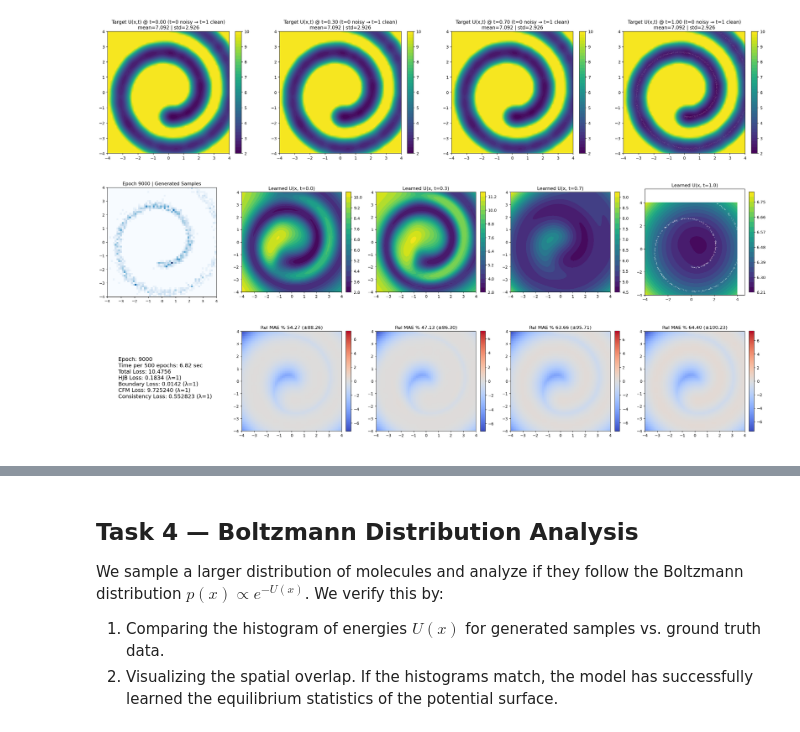
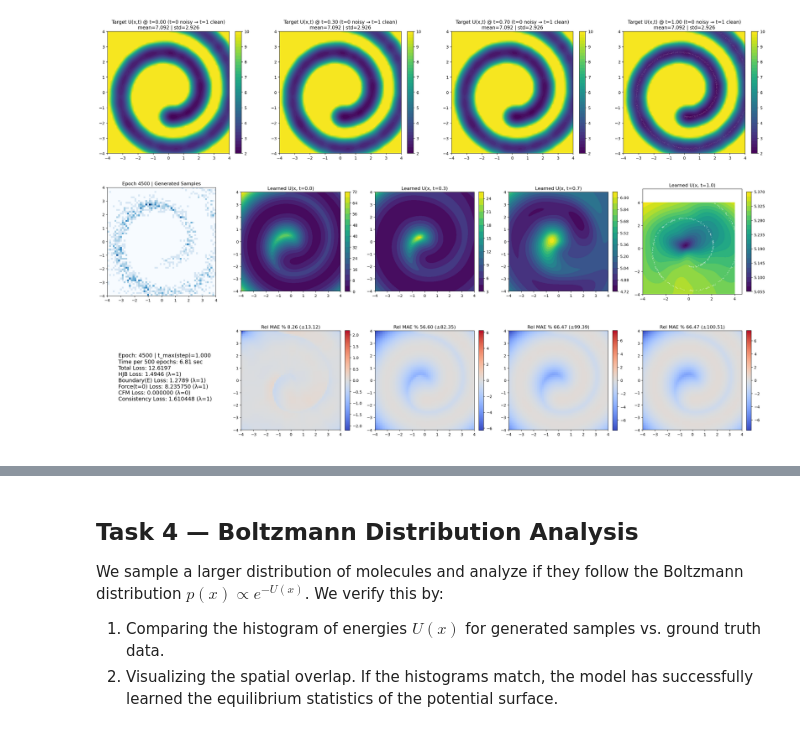
Before and after one commit to maximoffdev/DrugFlow, a Jupyter notebook: notebooks/swiss_roll_hjb_training.ipynb, the cells around one changed output, grey strips where cells are left out. Saved outputs shown, nothing was run; the diff lists cells and outputs as text; code cells hidden in the pictures.

```diff
--- a/notebooks/swiss_roll_hjb_training.ipynb
+++ b/notebooks/swiss_roll_hjb_training.ipynb
@@ -344,7 +443,10 @@ n_ref = 2000
 noise = 0.1
 bandwidth = 0.2
 ref = make_swiss_roll_2d(n_ref, noise, seed=0)
-target_landscape = SwissRollKDEEnergy(ref, bandwidth=bandwidth)
+
+# Use a differentiable Gaussian-mixture energy so we can also compute forces.
+centers_clean = torch.as_tensor(ref, device=device, dtype=torch.float32)
+target_landscape = SwissRollGaussianMixtureEnergy(centers_clean, bandwidth=bandwidth)
 
 grid_size = 60
 grid_limit = 4.0
@@ -454,14 +556,39 @@ plot_target_energy_smoothing(times=target_times, clip_max=10.0)
 [figure]
 # %%
 # --- Training loop with live plotting (matches the requested layout) ---
-num_epochs = 30000
+num_epochs = 5000
 batch_size = 128      # number of 1-node graphs per step
 lambda_hjb = float(cfg['loss_params'].lambda_hjb)
 lambda_cons = float(cfg['loss_params'].lambda_consistency)
 lambda_bound = float(cfg['loss_params'].lambda_energy)
-lambda_energy_t0 = float(getattr(cfg['loss_params'], 'lambda_energy_t0', 0.0))
+lambda_force_t0 = float(getattr(cfg['loss_params'], 'lambda_force_t0', 0.0))
 lambda_x = float(cfg['loss_params'].lambda_x)
 lambda_cfm = float(getattr(cfg['loss_params'], 'lambda_cfm', 0.0))
+
+# Time-horizon curriculum settings (applied over batch steps).
+schedule = str(getattr(cfg['simulation_params'], 'time_horizon_schedule', 'constant'))
+warmup_frac = float(getattr(cfg['simulation_params'], 'time_horizon_warmup_fraction', 0.1))
+plateau_frac = float(getattr(cfg['simulation_params'], 'time_horizon_plateau_start_fraction', 0.8))
+t_sched_min = float(getattr(cfg['simulation_params'], 'time_horizon_t_min', 0.01))
+t_sched_final = float(getattr(cfg['simulation_params'], 'time_horizon_t_final', 1.0))
+
+def time_horizon_t_max_for_step(step: int, total_steps: int) -> float:
+    """Notebook mirror of EnergyForceDiffusion's step-based sinusoidal schedule."""
+    if total_steps <= 0:
+        return float(t_sched_final)
+    warmup_steps = int(total_steps * warmup_frac)
+    plateau_steps = int(total_steps * plateau_frac)
+    if plateau_steps <= warmup_steps:
+        plateau_steps = warmup_steps + 1
+    if step < warmup_steps:
+        return float(t_sched_min)
+    if step >= plateau_steps:
+        return float(t_sched_final)
+    current_step = step - warmup_steps
+    total_growth_steps = plateau_steps - warmup_steps
+    progress = float(current_step) / float(total_growth_steps)
+    sine_factor = 0.5 * (1.0 - np.cos(progress * np.pi))
+    return float(t_sched_min) + (float(t_sched_final) - float(t_sched_min)) * float(sine_factor)
 
 times_to_plot = [0.0, 0.3, 0.7, 1.0]
 titles = ['t=0.0', 't=0.3', 't=0.7', 't=1.0']
@@ -470,8 +597,9 @@ loss_history = []
 loss_hjb_hist = []
 loss_cons_hist = []
 loss_bound_hist = []
-loss_energy_t0_hist = []
+loss_force_t0_hist = []
 loss_cfm_hist = []
+t_max_hist = []
 
 epoch_time = 0.0
 n_epochs_times = []
@@ -491,8 +619,14 @@ if use_data_as_clean:
         raise RuntimeError("`ref` not found. Run Cell 4 (Target landscape + grid) before training.")
     ref_tensor = torch.as_tensor(ref, device=device, dtype=torch.float32)  # (N_ref, 2)
 
+# This notebook loop runs one optimization step per iteration -> steps_per_epoch = 1.
+steps_per_epoch = 1
+total_steps = int(num_epochs * steps_per_epoch)
+
 print('--- Starting 2D HJB Training (Swiss Roll) ---')
 print('hjb_eval_points =', getattr(cfg['loss_params'], 'hjb_eval_points', 'noisy'))
+print('time_horizon_schedule =', schedule)
+print('lambda_force_t0 =', lambda_force_t0)
 for epoch in range(num_epochs):
     start_time = time.time()
     optimizer.zero_grad(set_to_none=True)
@@ -506,9 +640,20 @@ for epoch in range(num_epochs):
     else:
         x_train = (torch.rand(batch_size, 2, device=device) * 8.0) - 4.0  # uniform in [-4,4]^2
 
-    t_train = torch.rand(batch_size, 1, device=device)
+    # 2) Sample diffusion time with optional curriculum over *batch steps*.
+    #    t is in diffusion time: t=0 clean -> t=1 noisy.
+    step = int(epoch * steps_per_epoch)
+    if schedule == 'sinusoidal':
+        t_max = time_horizon_t_max_for_step(step=step, total_steps=total_steps)
+        t_max = float(np.clip(t_max, 0.0, 1.0))
+        t_min = float(np.clip(t_sched_min, 0.0, t_max))
+        t_train = torch.rand(batch_size, 1, device=device) * (t_max - t_min) + t_min
+    else:
+        t_max = 1.0
+        t_train = torch.rand(batch_size, 1, device=device)
+    t_max_hist.append(float(t_max))
 
-    # 2) Uniform temperature per example (requires conditioning enabled)
+    # 3) Uniform temperature per example (requires conditioning enabled)
     if model.use_temperature:
         temperature_train = torch.empty(batch_size, 1, device=device).uniform_(
             float(cfg['simulation_params'].temperature_min),
@@ -517,7 +662,7 @@ for epoch in range(num_epochs):
     else:
         temperature_train = None
 
-    # 3) Build ligand batch: each point is a 1-node graph
+    # 4) Build ligand batch: each point is a 1-node graph
     ligand = make_ligand_from_points(
         xy=x_train,
         t_batch_size=batch_size,
@@ -526,14 +671,20 @@ for epoch in range(num_epochs):
         device=device,
     )
 
-    # 4) Boundary energy target per-graph (each graph is a single node)
-    # NOTE: For plotting we use a time-dependent target surface; training still uses this KDE energy helper.
+    # 5) Boundary targets per-graph (each graph is a single node)
+    # NOTE: For plotting we use a time-dependent target surface; training uses the static Gaussian-mixture energy.
     energy_tgt = target_landscape.node_energy(x_train).view(-1)  # (B,)
 
-    # 5) Compute repo loss (includes boundary + HJB + consistency + optional CFM)
+    force_tgt = None
+    if float(lambda_force_t0) > 0.0:
+        # (B,2) for 1-node graphs; compute_loss expects per-node forces.
+        force_tgt = target_landscape.node_force(x_train)
+
+    # 6) Compute repo loss (includes boundary + HJB + consistency + optional CFM)
     loss, info = model.compute_loss(
         ligand,
         energy=energy_tgt,
+        force=force_tgt,
         t=t_train,
         temperature=temperature_train,
         return_info=True,
@@ -544,7 +695,7 @@ for epoch in range(num_epochs):
     loss_hjb_hist.append(float(info.get('loss_hjb', 0.0)))
     loss_cons_hist.append(float(info.get('loss_consistency', 0.0)))
     loss_bound_hist.append(float(info.get('loss_energy', 0.0)))
-    loss_energy_t0_hist.append(float(info.get('loss_energy_t0', 0.0)))
+    loss_force_t0_hist.append(float(info.get('loss_force_t0', 0.0)))
     loss_cfm_hist.append(float(info.get('loss_cfm', 0.0)))
 
     loss.backward()
@@ -581,12 +732,12 @@ for epoch in range(num_epochs):
         axes[1, 0].axis('off')
         avg_time = float(np.mean(n_epochs_times[1:])) if len(n_epochs_times) > 1 else float('nan')
         info_text = (
-            f'Epoch: {epoch}\n'
+            f'Epoch: {epoch} | t_max(step)={t_max_hist[-1]:.3f}\n'
             f'Time per {plot_every} epochs: {avg_time:.2f} sec\n'
             f'Total Loss: {loss_history[-1]:.4f}\n'
             f'HJB Loss: {loss_hjb_hist[-1]:.4f} (λ={lambda_hjb:g})\n'
-            f'Boundary Loss: {loss_bound_hist[-1]:.4f} (λ={lambda_bound:g})\n'
-            # f'Energy(t=0) Loss: {loss_energy_t0_hist[-1]:.4f} (λ={lambda_energy_t0:g})\n'
+            f'Boundary(E) Loss: {loss_bound_hist[-1]:.4f} (λ={lambda_bound:g})\n'
+            f'Force(t=0) Loss: {loss_force_t0_hist[-1]:.6f} (λ={lambda_force_t0:g})\n'
             f'CFM Loss: {loss_cfm_hist[-1]:.6f} (λ={lambda_cfm:g})\n'
             f'Consistency Loss: {loss_cons_hist[-1]:.6f} (λ={lambda_cons:g})\n'
         )
@@ -625,31 +776,31 @@ for epoch in range(num_epochs):
 
             rel_max_abs_error = float(np.abs(diffs[i]).max())
             rel_mea = float(np.mean(np.abs(diffs[i])))
             rel_mae_std = float(np.std(diffs[i]))
             if rel_max_abs_error < 1e-3:
                 rel_max_abs_error = 0.01
 
             im2 = axes[1, col].imshow(
                 u_diff_np,
                 extent=(-4, 4, -4, 4),
                 origin='lower',
                 cmap='coolwarm',
                 vmin=-rel_max_abs_error,
                 vmax=rel_max_abs_error,
             )
             axes[1, col].set_title(f'Rel MAE % {rel_mea*100:.2f} (±{np.abs(rel_mae_std)*100:.2f})')
             axes[1, col].set_aspect('equal')
             fig.colorbar(im2, ax=axes[1, col], fraction=0.046, pad=0.04)
 
         epoch_time = 0.0
 
         plt.tight_layout()
         display(fig)
         plt.close(fig)
         model.train()
         print(f'Epoch {epoch} | Loss: {loss_history[-1]:.4f}')
 
 print('--- Training Finished ---')
 plot_loss_curve(loss_history)
 # %% [output]
-[figure, old version]
+[figure, new version]
```
Also changed, not shown: parts of 6 cells of this notebook, 6 other files.
